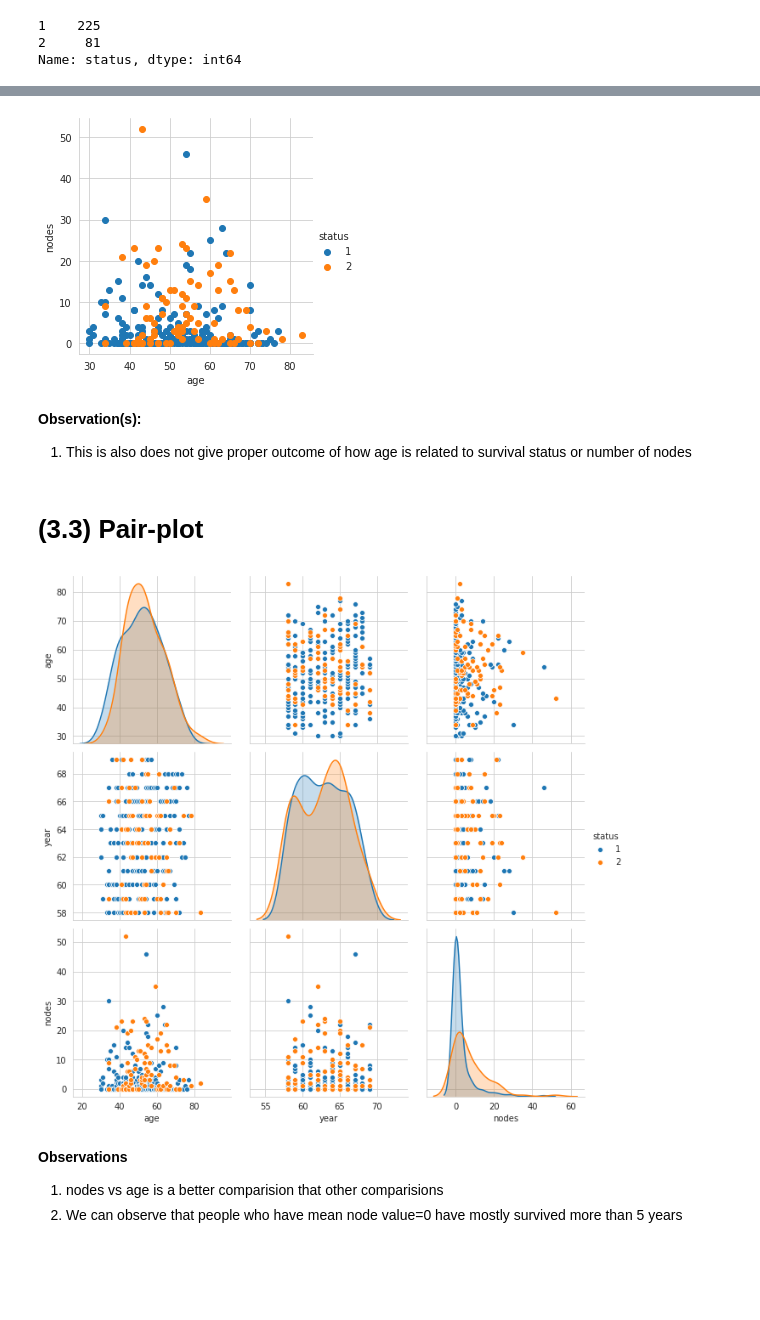
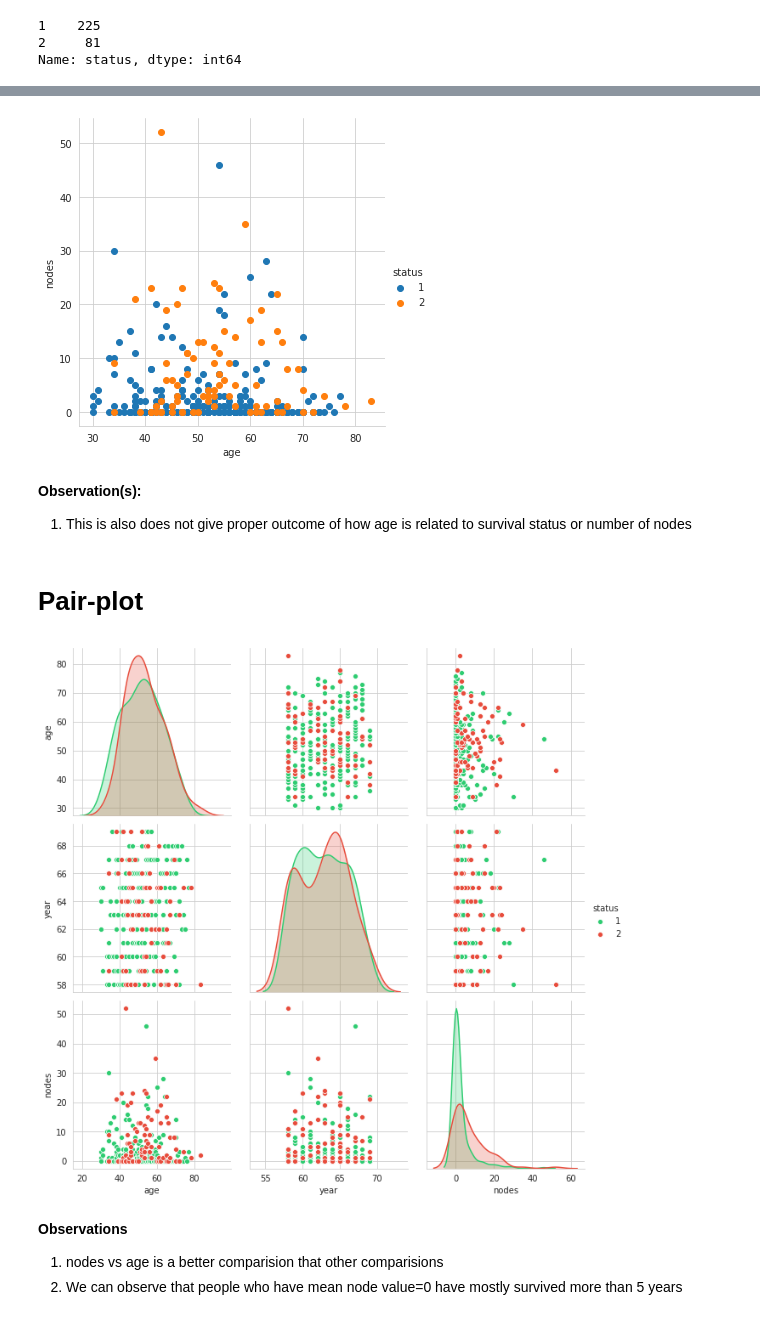
Before and after one commit to raghu66669999/AAIC, a Jupyter notebook: Exploratory Data Analysis..ipynb, the cells around one changed output, grey strips where cells are left out. Saved outputs shown, nothing was run; the diff lists cells and outputs as text; code cells hidden in the pictures; blank space fills up the shorter version.

```diff
--- a/Exploratory Data Analysis..ipynb
+++ b/Exploratory Data Analysis..ipynb
@@ -134,20 +123,20 @@ plt.show()
 # %%
-# 2-D Scatter plot with color-coding for each flower type/class.
-# Here 'sns' corresponds to seaborn.
+# 2-D Scatter plot with color-coding for each survial class.
+
 sns.set_style("whitegrid");
-sns.FacetGrid(hb, hue="status", size=4) \
+sns.FacetGrid(hb, hue="status", height=5) \
    .map(plt.scatter, "age", "nodes") \
    .add_legend();
 plt.show();
 
 # This is also does not give proper outcome of how age related to survival status or number of nodes
 # %% [output]
-[figure, old version]
+[figure, new version]
 # %% [markdown]
 **Observation(s):**
 1. This is also does not give proper outcome of how age is related to survival status or number of nodes
 # %% [markdown]
-#  (3.3) Pair-plot
+#  Pair-plot
 # %%
 # pairwise scatter plot: Pair-Plot
 # Dis-advantages:
@@ -155,12 +144,14 @@ plt.show();
 ##Cannot visualize higher dimensional patterns in 3-D and 4-D.
 #Only possible to view 2D patterns.
 plt.close();
+flatui = ["#2ecc71", "#e74c3c", "#9b59b6", "#3498db", "#95a5a6", "#34495e"]
+#sns.palplot(sns.color_palette(flatui))
 sns.set_style("whitegrid");
-sns.pairplot(hb, hue="status", size=3);
+sns.pairplot(hb, hue="status", height=3,palette=sns.color_palette(flatui));
 plt.show()
 # NOTE: the diagnol elements are PDFs for each feature. PDFs are expalined below.
 # %% [output]
-[figure, old version]
+[figure, new version]
 # %% [markdown]
 **Observations**
 1. nodes vs age is a better comparision that other comparisions
```
Also changed, not shown: parts of 55 cells of this notebook.
